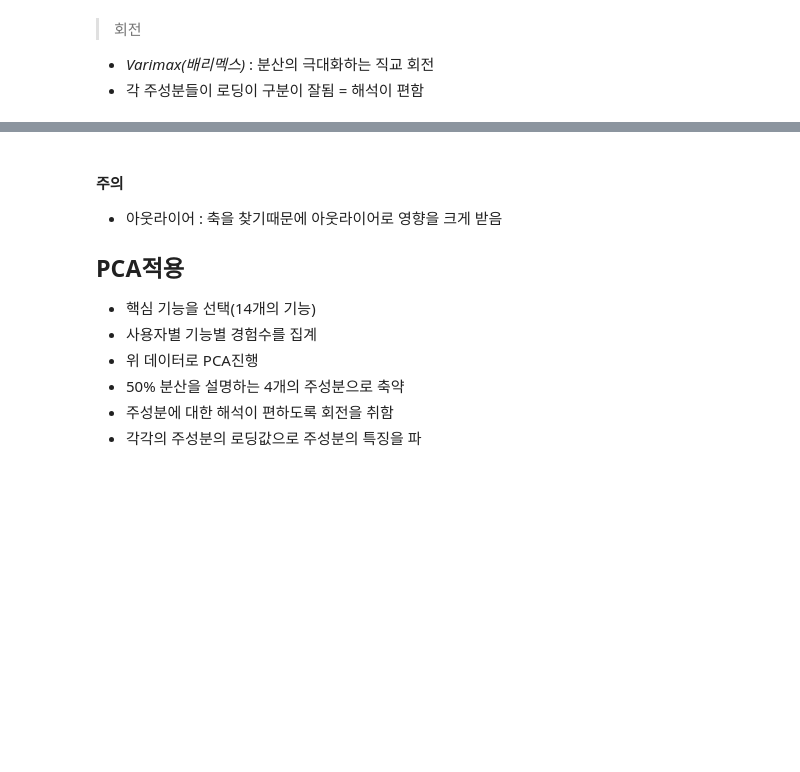
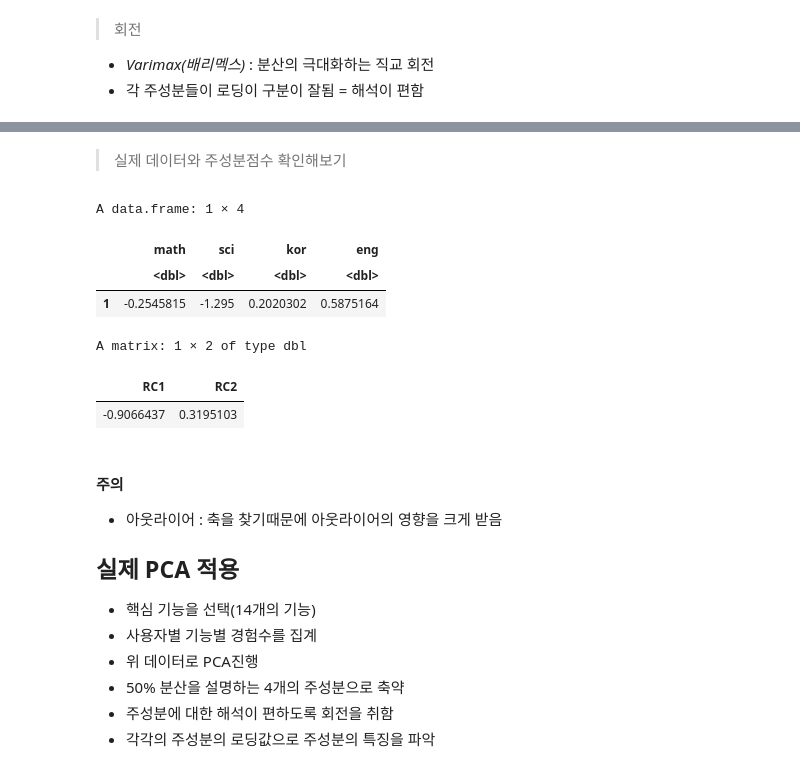
Before and after one commit to Yimdh/progress, a Jupyter notebook: stat/PCA/PCA.ipynb, the cells around one changed output, grey strips where cells are left out. Drawn from its saved outputs; the diff is of its cells as text; code cells hidden in the pictures; blank space fills up the shorter version.

```diff
--- a/stat/PCA/PCA.ipynb
+++ b/stat/PCA/PCA.ipynb
@@ -138,11 +140,24 @@ Cumulative Var 0.423 0.834
+# %% [markdown]
+> 실제 데이터와 주성분점수 확인해보기
+# %%
+x[1,]
+t(pca_fit_rotated$score[1,])
+# %% [output]
+A data.frame: 1 × 4
+|  | math | sci | kor | eng |
+|  | <dbl> | <dbl> | <dbl> | <dbl> |
+| 1 | -0.2545815 | -1.295 | 0.2020302 | 0.5875164 |
+A matrix: 1 × 2 of type dbl
+| RC1 | RC2 |
+| -0.9066437 | 0.3195103 |
 # %% [markdown]
 #### 주의
-* 아웃라이어 : 축을 찾기때문에 아웃라이어로 영향을 크게 받음
+* 아웃라이어 : 축을 찾기때문에 아웃라이어의 영향을 크게 받음
 
-## PCA적용
+## 실제 PCA 적용
 * 핵심 기능을 선택(14개의 기능)
 * 사용자별 기능별 경험수를 집계
 * 위 데이터로 PCA진행
 * 50% 분산을 설명하는 4개의 주성분으로 축약
 * 주성분에 대한 해석이 편하도록 회전을 취함
-* 각각의 주성분의 로딩값으로 주성분의 특징을 파
+* 각각의 주성분의 로딩값으로 주성분의 특징을 파악
```
Also changed, not shown: parts of 11 cells of this notebook.
